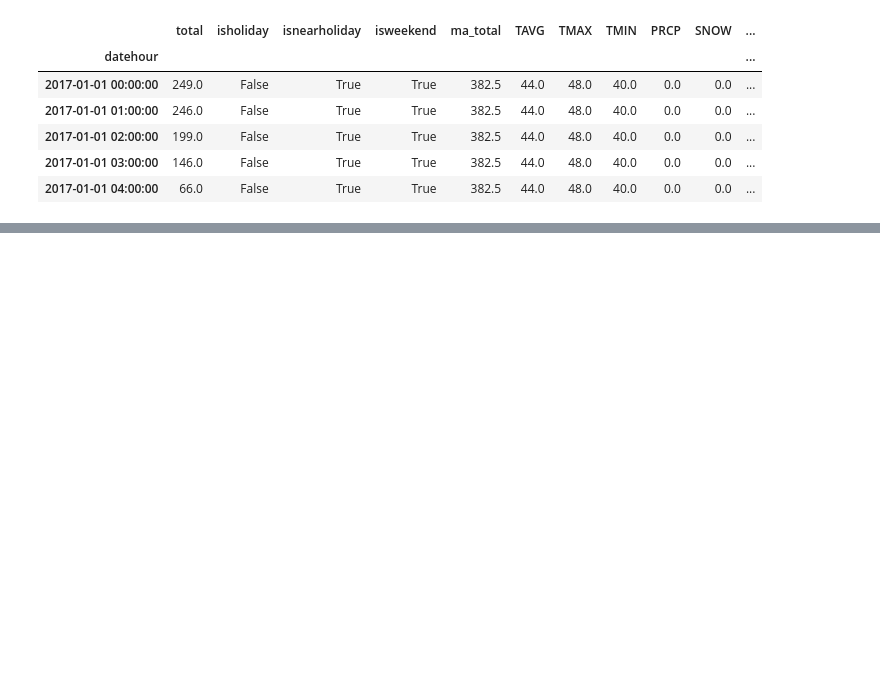
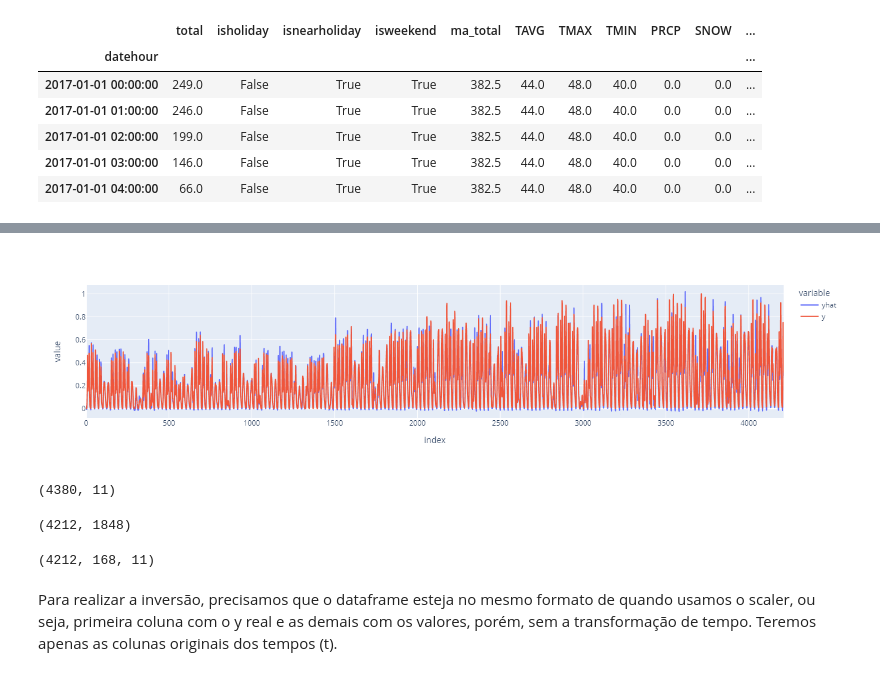
Before and after one commit to viniciuslettieri/Aprendizado-de-Maquina-2022.2, a Jupyter notebook: Trabalho Final/Teste LSTM.ipynb, the cells around one changed output, grey strips where cells are left out. Saved outputs shown, nothing was run; the diff lists cells and outputs as text; code cells hidden in the pictures; blank space fills up the shorter version.

```diff
--- a/Trabalho Final/Teste LSTM.ipynb
+++ b/Trabalho Final/Teste LSTM.ipynb
@@ -80,0 +109,7 @@ reframed.head()
+# %%
+values = df_test.values.astype('float32')
+
+# normalize features
+scaled = scaler.fit_transform(values)
+
+test = series_to_supervised(scaled, n_hours, 1).values
@@ -136,19 +187,4 @@ pyplot.show()
 # %%
 # make a prediction
-yhat = model.predict(test_X)
-test_X = test_X.reshape((test_X.shape[0], n_hours*n_features))
-
-# invert scaling for forecast
-inv_yhat = concatenate((yhat, test_X[:, -7:]), axis=1)
-inv_yhat = scaler.inverse_transform(inv_yhat)
-inv_yhat = inv_yhat[:,0]
-
-# invert scaling for actual
-test_y = test_y.reshape((len(test_y), 1))
-inv_y = concatenate((test_y, test_X[:, -7:]), axis=1)
-inv_y = scaler.inverse_transform(inv_y)
-inv_y = inv_y[:,0]
-
-# calculate RMSE
-rmse = sqrt(mean_squared_error(inv_y, inv_yhat))
-print('Test RMSE: %.3f' % rmse)
+yhat = pd.Series(model.predict(test_X).flatten())
+new_test_X = test_X.reshape((test_X.shape[0], n_hours*n_features))
@@ -154,0 +193,21 @@ print('Test RMSE: %.3f' % rmse)
+# %%
+px.line(pd.DataFrame({
+    "yhat": yhat,
+    "y": test_y
+}))
+# %% [output]
+[figure, added]
+# %%
+df_test.values.shape
+# %% [output]
+(4380, 11)
+# %%
+pd.concat([yhat, pd.DataFrame(new_test_X[:, 1:])], axis=1, ignore_index=True).shape
+# %% [output]
+(4212, 1848)
+# %%
+test_X.shape
+# %% [output]
+(4212, 168, 11)
+# %% [markdown]
+Para realizar a inversão, precisamos que o dataframe esteja no mesmo formato de quando usamos o scaler, ou seja, primeira coluna com o y real e as demais com os valores, porém, sem a transformação de tempo. Teremos apenas as colunas originais dos tempos (t).
```
Also changed, not shown: parts of 25 cells of this notebook.
